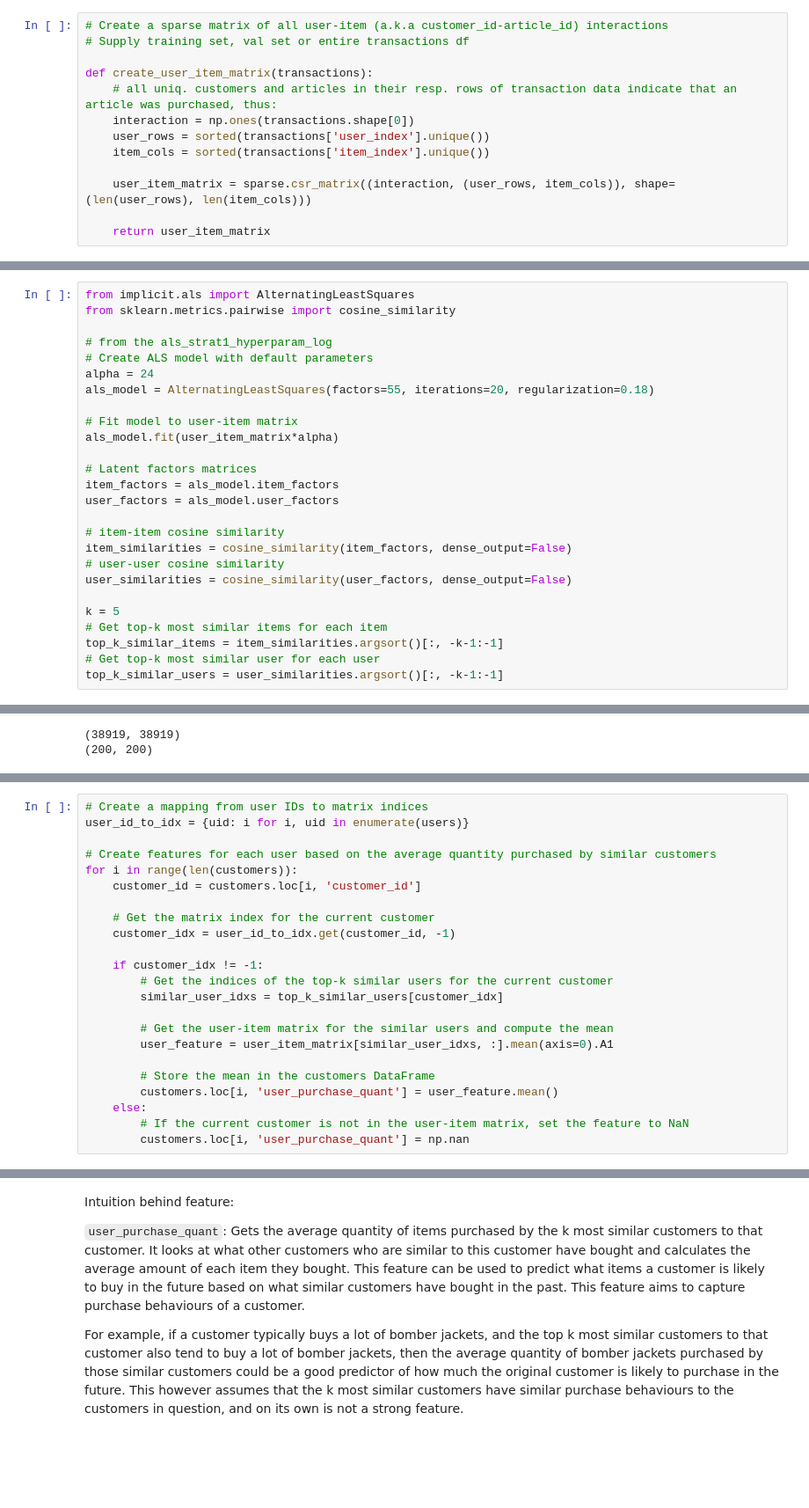
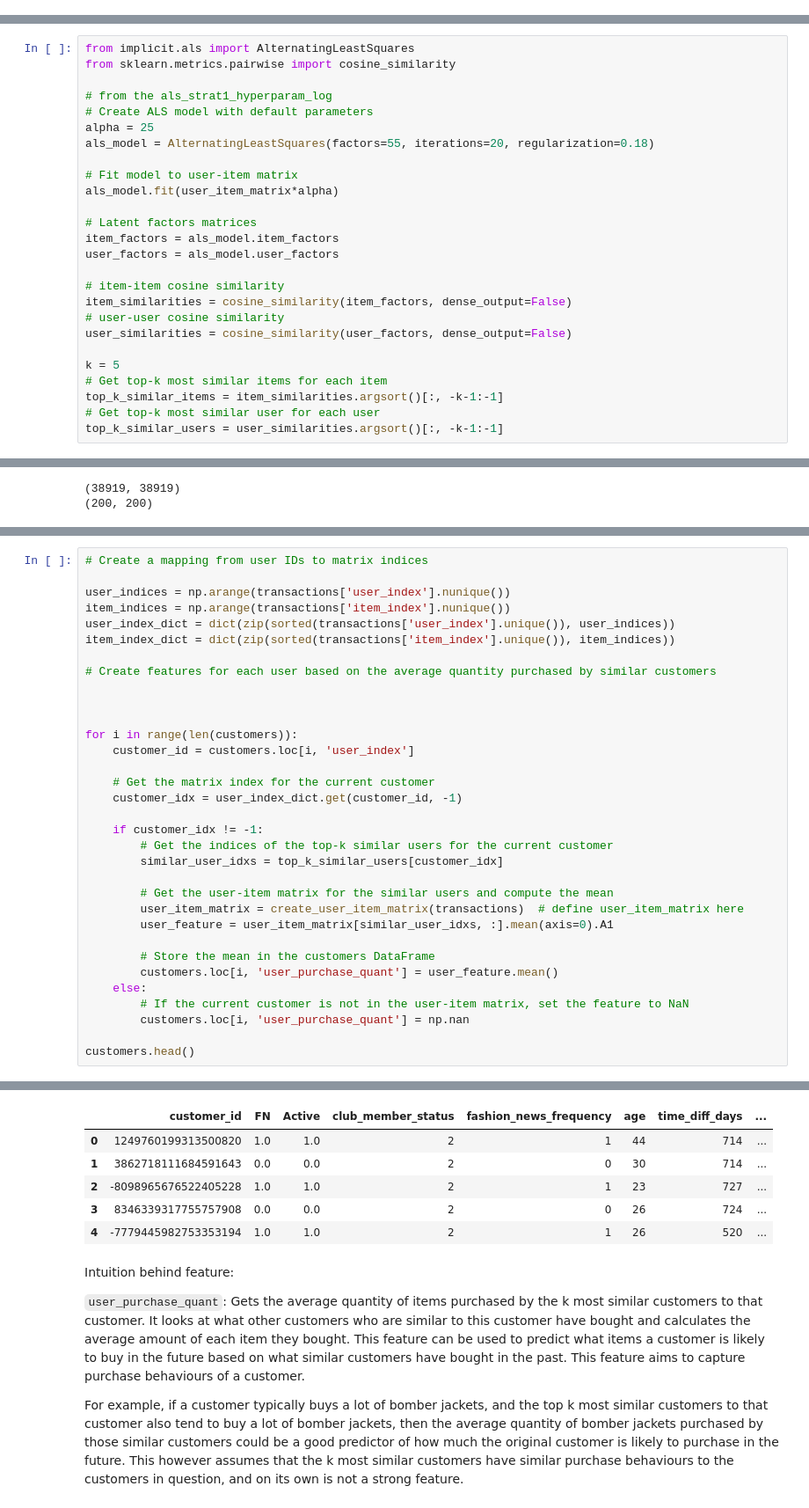
Before and after one commit to Afats/HnM-recco, a Jupyter notebook: hnm-notebook.ipynb, the cells around one changed output, grey strips where cells are left out. Shown: that part at 88% size. Saved outputs shown, nothing was run; the diff lists cells and outputs as text; blank space fills up the shorter version.

```diff
--- a/hnm-notebook.ipynb
+++ b/hnm-notebook.ipynb
@@ -325,19 +325,6 @@ transactions.head()
 | 2 | 2018-09-20 | -8334631767138808638 | 505221004 | 0.015236 | 2 |
 | 3 | 2018-09-20 | -8334631767138808638 | 685687003 | 0.016937 | 2 |
 | 4 | 2018-09-20 | -8334631767138808638 | 685687004 | 0.016937 | 2 |
-# %%
-# Create a sparse matrix of all user-item (a.k.a customer_id-article_id) interactions
-# Supply training set, val set or entire transactions df
-
-def create_user_item_matrix(transactions):
-    # all uniq. customers and articles in their resp. rows of transaction data indicate that an article was purchased, thus:
-    interaction = np.ones(transactions.shape[0])
-    user_rows = sorted(transactions['user_index'].unique())
-    item_cols = sorted(transactions['item_index'].unique())
-
-    user_item_matrix = sparse.csr_matrix((interaction, (user_rows, item_cols)), shape=(len(user_rows), len(item_cols)))
-
-    return user_item_matrix
 # %%
 import numpy as np
 from scipy.sparse import csr_matrix
@@ -785,7 +759,7 @@ from sklearn.metrics.pairwise import cosine_similarity
 
 # from the als_strat1_hyperparam_log
 # Create ALS model with default parameters
-alpha = 24
+alpha = 25
 als_model = AlternatingLeastSquares(factors=55, iterations=20, regularization=0.18)
 
 # Fit model to user-item matrix
@@ -829,19 +804,27 @@ articles['item_index'] = articles['article_id'].map(article_id_indices_map)
 # %%
 # Create a mapping from user IDs to matrix indices
-user_id_to_idx = {uid: i for i, uid in enumerate(users)}
+
+user_indices = np.arange(transactions['user_index'].nunique())
+item_indices = np.arange(transactions['item_index'].nunique())
+user_index_dict = dict(zip(sorted(transactions['user_index'].unique()), user_indices))
+item_index_dict = dict(zip(sorted(transactions['item_index'].unique()), item_indices))
 
 # Create features for each user based on the average quantity purchased by similar customers
+
+
+
 for i in range(len(customers)):
-    customer_id = customers.loc[i, 'customer_id']
+    customer_id = customers.loc[i, 'user_index']
 
     # Get the matrix index for the current customer
-    customer_idx = user_id_to_idx.get(customer_id, -1)
+    customer_idx = user_index_dict.get(customer_id, -1)
 
     if customer_idx != -1:
         # Get the indices of the top-k similar users for the current customer
         similar_user_idxs = top_k_similar_users[customer_idx]
 
         # Get the user-item matrix for the similar users and compute the mean
+        user_item_matrix = create_user_item_matrix(transactions)  # define user_item_matrix here
         user_feature = user_item_matrix[similar_user_idxs, :].mean(axis=0).A1
 
         # Store the mean in the customers DataFrame
@@ -849,4 +832,6 @@ for i in range(len(customers)):
     else:
         # If the current customer is not in the user-item matrix, set the feature to NaN
         customers.loc[i, 'user_purchase_quant'] = np.nan
+
+customers.head()
 # %% [output]
@@ -854,3 +838,9 @@ NameError: name 'users' is not defined
+|  | customer_id | FN | Active | club_member_status | fashion_news_frequency | age | time_diff_days | ... |
+| 0 | 1249760199313500820 | 1.0 | 1.0 | 2 | 1 | 44 | 714 | ... |
+| 1 | 3862718111684591643 | 0.0 | 0.0 | 2 | 0 | 30 | 714 | ... |
+| 2 | -8098965676522405228 | 1.0 | 1.0 | 2 | 1 | 23 | 727 | ... |
+| 3 | 8346339317755757908 | 0.0 | 0.0 | 2 | 0 | 26 | 724 | ... |
+| 4 | -7779445982753353194 | 1.0 | 1.0 | 2 | 1 | 26 | 520 | ... |
 # %% [markdown]
 Intuition behind feature: <br>
 
```
Also changed, not shown: parts of 9 cells of this notebook.
